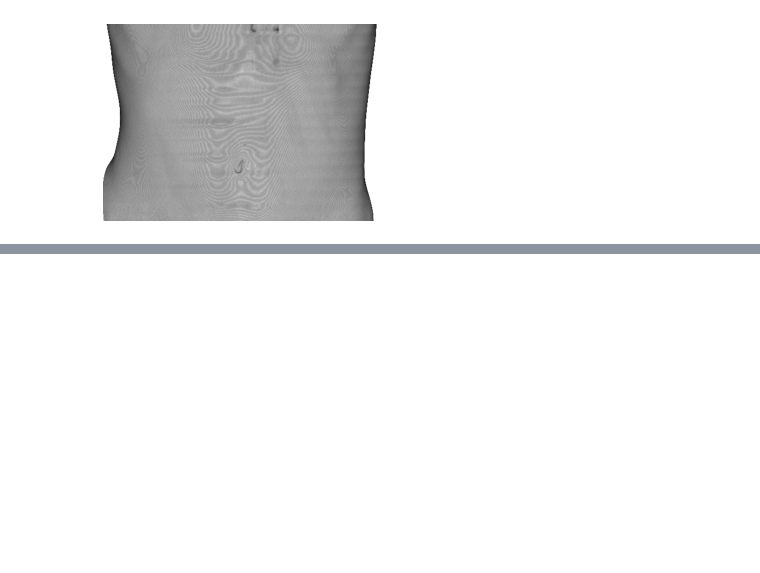
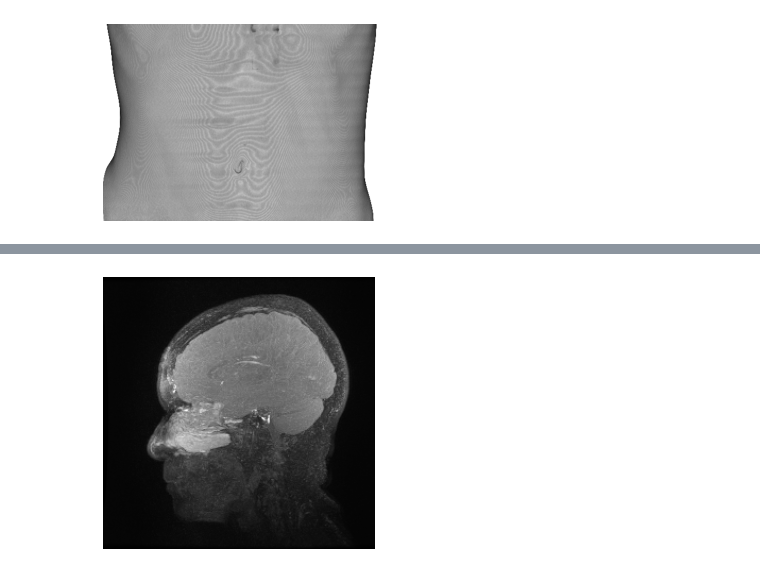
Before and after one commit to fredffsixty/Medical_Imaging, a Jupyter notebook: raycasting.ipynb, the cells around one changed output, grey strips where cells are left out. Cells and saved outputs as stored; diff of their text form; code cells hidden in the pictures; blank space fills up the shorter version.

```diff
--- a/raycasting.ipynb
+++ b/raycasting.ipynb
@@ -216,0 +251,6 @@ axes = plot_images([ct_proj])
+# %%
+p = projection(brain,direction='sagittal',mode='mip',alpha=clusters[1])
+
+ax = plot_images([p])
+# %% [output]
+[figure, added]
```
Also changed, not shown: parts of 5 cells of this notebook.
